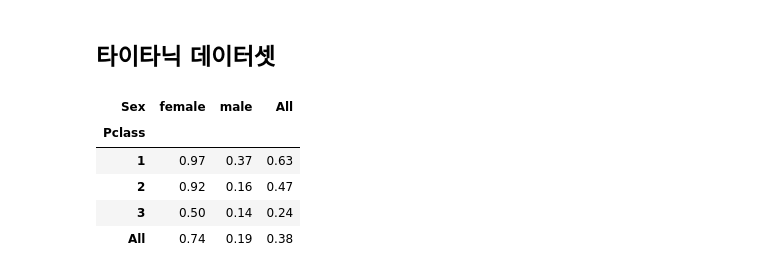
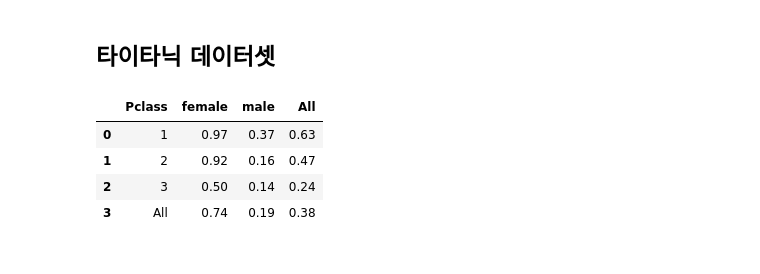
Before and after one commit to RabbitTasteDog-PRO/05_data_analysis, a Jupyter notebook: 02_pandas/04_aggregation.ipynb, the cells around one changed output. Cells and saved outputs as stored; diff of their text form; code cells hidden in the pictures.

```diff
--- a/02_pandas/04_aggregation.ipynb
+++ b/02_pandas/04_aggregation.ipynb
@@ -328,20 +328,35 @@ sale_pivot_df
 # %%
 titanic_df = pd.read_csv('./data/titanic.csv')
 
 # 성별, 선실등급(pclass)별 생존률
-pd.pivot_table(
+# pivot_td = pd.pivot_table(
+#     titanic_df,
+#     index='Pclass',
+#     columns='Sex',
+#     values='Survived',
+#     aggfunc='mean',
+#     margins=True
+#
+# ).round(2).reset_index(drop=True)
+#
+# display(pivot_td)
+
+pivot_td = pd.pivot_table(
     titanic_df,
     index='Pclass',
     columns='Sex',
     values='Survived',
     aggfunc='mean',
     margins=True
+).round(2)
 
-).round(2)
+pivot_td = pivot_td.reset_index()
+pivot_td.columns.name = None
+
+display(pivot_td)
 # %% [output]
-| Sex | female | male | All |
-| Pclass |  |  |  |
-| 1 | 0.97 | 0.37 | 0.63 |
-| 2 | 0.92 | 0.16 | 0.47 |
-| 3 | 0.50 | 0.14 | 0.24 |
-| All | 0.74 | 0.19 | 0.38 |
+|  | Pclass | female | male | All |
+| 0 | 1 | 0.97 | 0.37 | 0.63 |
+| 1 | 2 | 0.92 | 0.16 | 0.47 |
+| 2 | 3 | 0.50 | 0.14 | 0.24 |
+| 3 | All | 0.74 | 0.19 | 0.38 |
```
Also changed, not shown: 1 other file.
